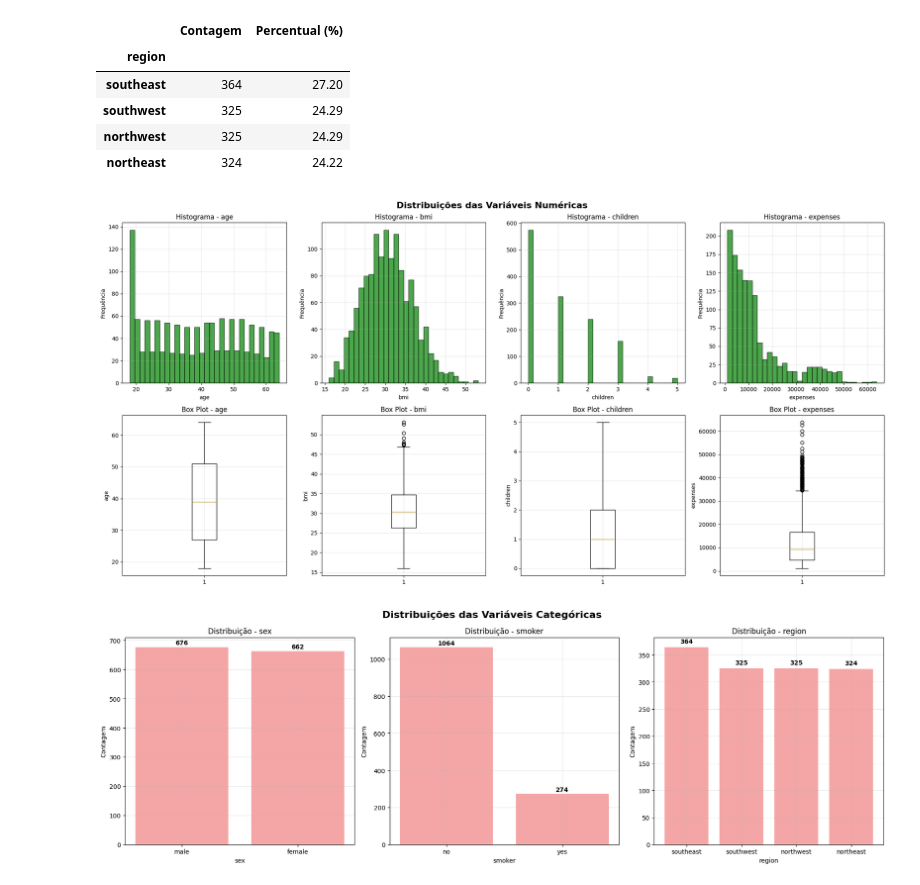
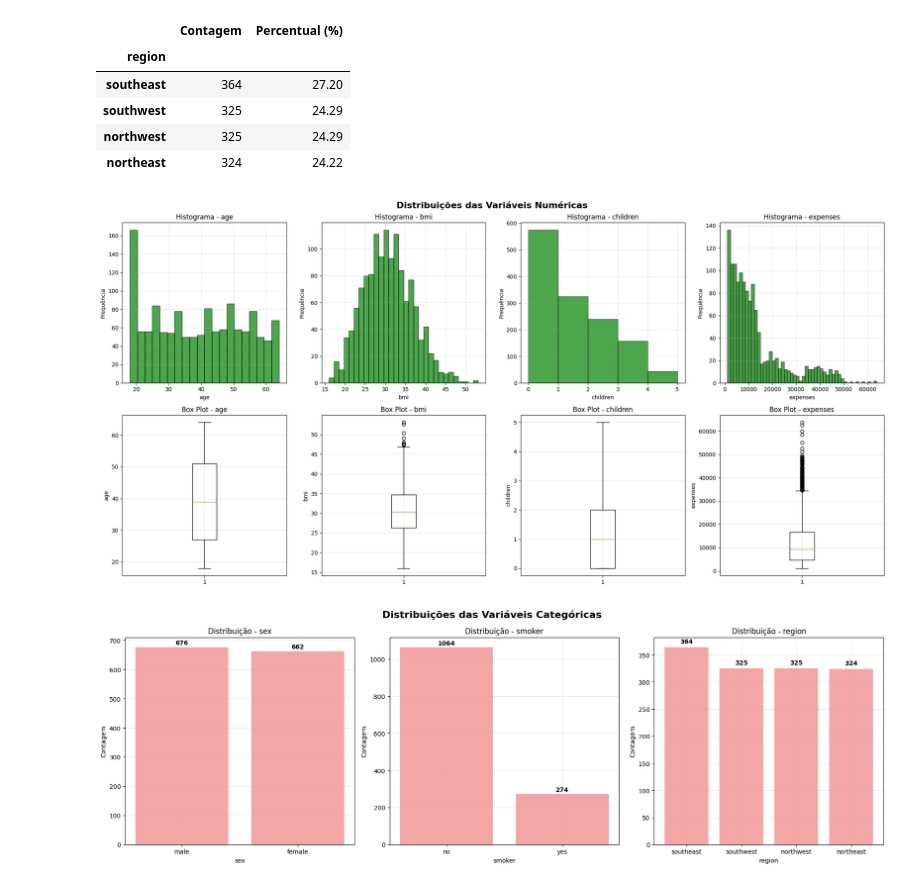
Before and after one commit to pradodis/FIAP_TC1, a Jupyter notebook: Notebook_TC1_FIAP_Sec2_Exploracao_Dados.ipynb, the cells around one changed output. Drawn from its saved outputs; the diff is of its cells as text; code cells hidden in the pictures.

```diff
--- a/Notebook_TC1_FIAP_Sec2_Exploracao_Dados.ipynb
+++ b/Notebook_TC1_FIAP_Sec2_Exploracao_Dados.ipynb
@@ -230,28 +220,34 @@ REGION:
 # %%
 # 4. VISUALIZAÇÕES - DISTRIBUIÇÕES DAS VARIÁVEIS NUMÉRICAS
 
 # Histogramas e Box Plots para variáveis numéricas
 fig, axes = plt.subplots(2, 4, figsize=(20, 10))
 fig.suptitle('Distribuições das Variáveis Numéricas', fontsize=16, fontweight='bold')
+selective_bin = {
+    'age': 20,
+    'bmi': 30,
+    'children': 5,
+    'expenses': 50
+}
 
 for i, var in enumerate(numeric_vars):
     # Histograma
-    axes[0, i].hist(df[var], bins=30, alpha=0.7, color='green', edgecolor='black')
+    axes[0, i].hist(df[var], bins=selective_bin[var], alpha=0.7, color='green', edgecolor='black')
     axes[0, i].set_title(f'Histograma - {var}')
     axes[0, i].set_xlabel(var)
     axes[0, i].set_ylabel('Frequência')
     axes[0, i].grid(True, alpha=0.3)
 
     # Box Plot
     axes[1, i].boxplot(df[var])
     axes[1, i].set_title(f'Box Plot - {var}')
     axes[1, i].set_ylabel(var)
     axes[1, i].grid(True, alpha=0.3)
 
 plt.tight_layout()
 plt.show()
 # %% [output]
-[figure, old version]
+[figure, new version]
 # %%
 # Gráficos de barras para variáveis categóricas
 fig, axes = plt.subplots(1, 3, figsize=(18, 6))
```
Also changed, not shown: parts of 4 cells of this notebook.
